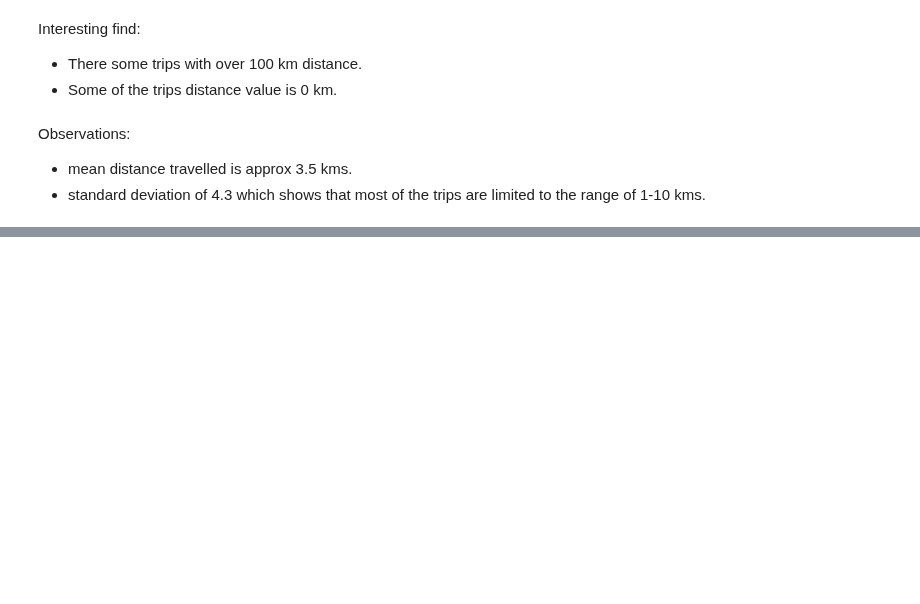
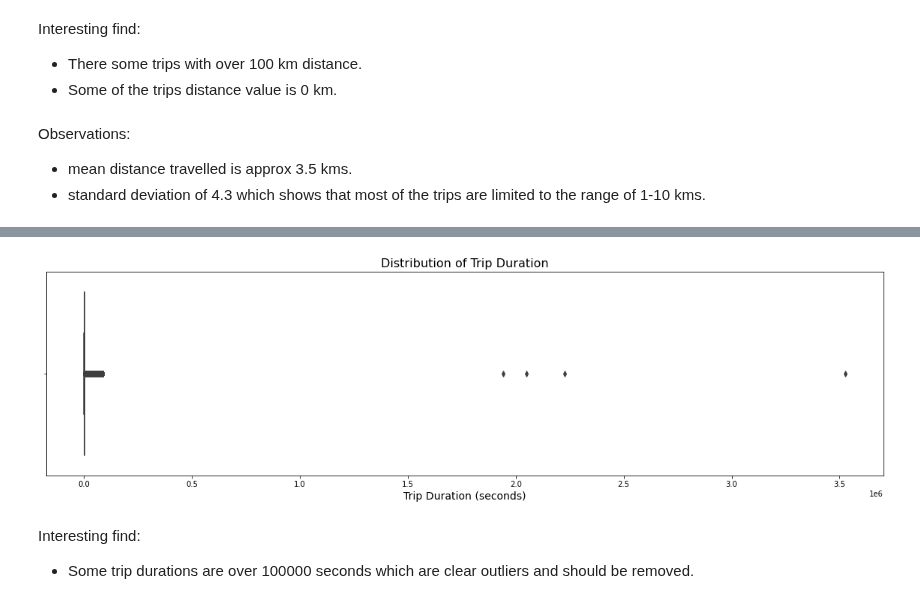
Before and after one commit to harshithgowdakc/NYC-Taxi-Data, a Jupyter notebook: NYC_Taxi_Data.ipynb, the cells around one changed output, grey strips where cells are left out. Cells and saved outputs as stored; diff of their text form; code cells hidden in the pictures; blank space fills up the shorter version.

```diff
--- a/NYC_Taxi_Data.ipynb
+++ b/NYC_Taxi_Data.ipynb
@@ -464,0 +518,11 @@ nyc_df[nyc_df.distance == 0 ].head()
+# %%
+plt.figure(figsize=(20, 5))
+sns.boxplot(x=nyc_df.trip_duration)
+plt.xlabel('Trip Duration (seconds)', fontsize=14)
+plt.title('Distribution of Trip Duration', fontsize=16)
+plt.show()
+# %% [output]
+[figure, added]
+# %% [markdown]
+Interesting find:
+*   Some trip durations are over 100000 seconds which are clear outliers and should be removed.
```
Also changed, not shown: parts of 33 cells of this notebook.
